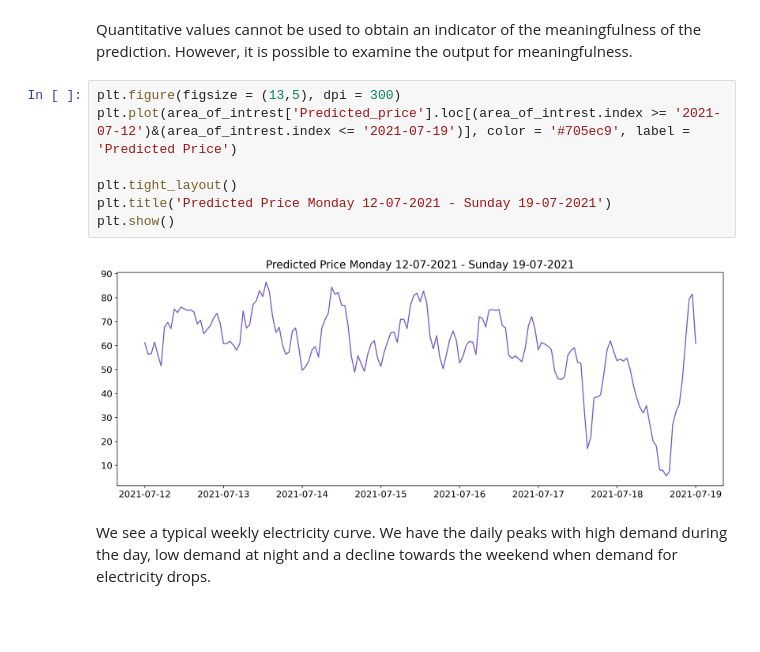
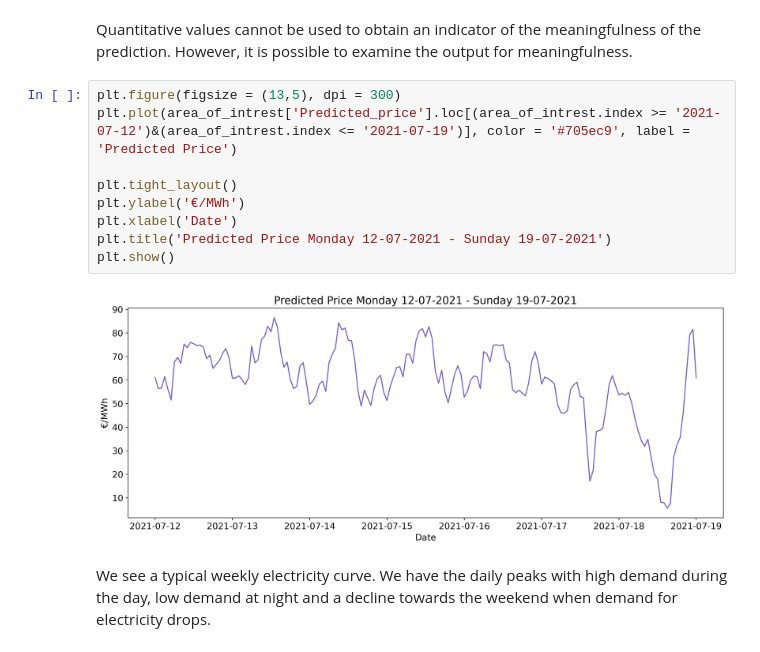
Before and after one commit to bennymiddel/Public, a Jupyter notebook: notebooks/04-modelling-and-findings.ipynb, the cells around one changed output. Saved outputs shown, nothing was run; the diff lists cells and outputs as text; blank space fills up the shorter version.

```diff
--- a/notebooks/04-modelling-and-findings.ipynb
+++ b/notebooks/04-modelling-and-findings.ipynb
@@ -721,12 +721,14 @@
 # %%
 plt.figure(figsize = (13,5), dpi = 300)
 plt.plot(area_of_intrest['Predicted_price'].loc[(area_of_intrest.index >= '2021-07-12')&(area_of_intrest.index <= '2021-07-19')], color = '#705ec9', label = 'Predicted Price')
 
 plt.tight_layout()
+plt.ylabel('€/MWh')
+plt.xlabel('Date')
 plt.title('Predicted Price Monday 12-07-2021 - Sunday 19-07-2021')
 plt.show()
 # %% [output]
-[figure, old version]
+[figure, new version]
 # %% [markdown]
 We see a typical weekly electricity curve. We have the daily peaks with high demand during the day, low demand at night and a decline towards the weekend when demand for electricity drops.
 # %% [markdown]
```
Also changed, not shown: parts of 6 cells of this notebook, 1 other file.
